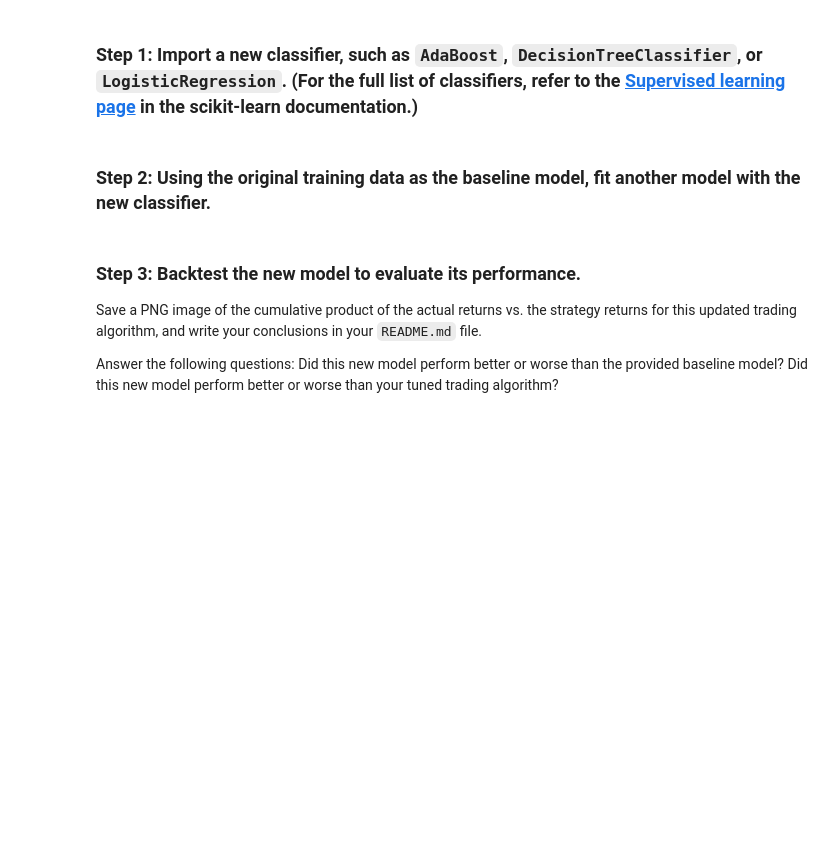
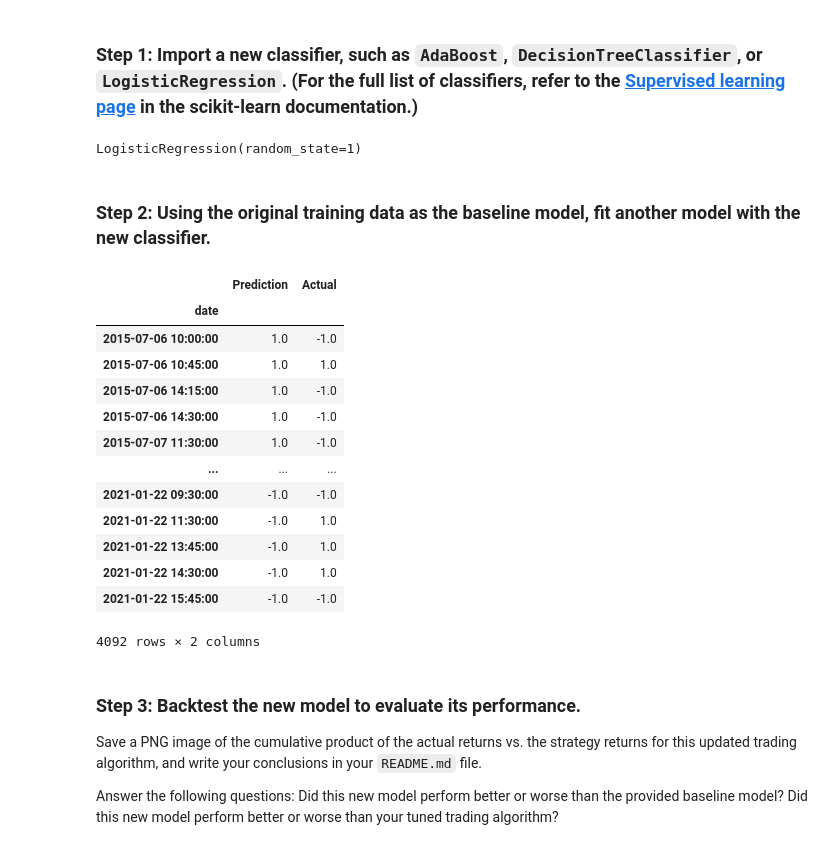
Before and after one commit to shiva9-dot/Assignment_14, a Jupyter notebook: machine_learning_trading_bot.ipynb, the cells around one changed output. Drawn from its saved outputs; the diff is of its cells as text; code cells hidden in the pictures; blank space fills up the shorter version.

```diff
--- a/machine_learning_trading_bot.ipynb
+++ b/machine_learning_trading_bot.ipynb
@@ -387,21 +387,39 @@ In this section, you’ll use the original parameters that the starter code prov
 ### Step 1:  Import a new classifier, such as `AdaBoost`, `DecisionTreeClassifier`, or `LogisticRegression`. (For the full list of classifiers, refer to the [Supervised learning page](https://scikit-learn.org/stable/supervised_learning.html) in the scikit-learn documentation.)
 # %%
 # Import a new classifier from SKLearn
-# YOUR CODE HERE
+from sklearn.linear_model import LogisticRegression
 
 # Initiate the model instance
-# YOUR CODE HERE
+classifier = LogisticRegression(solver='lbfgs', random_state=1)
+classifier
+# %% [output]
+LogisticRegression(random_state=1)
 # %% [markdown]
 ### Step 2: Using the original training data as the baseline model, fit another model with the new classifier.
 # %%
 # Fit the model using the training data
-model = # YOUR CODE HERE
+model = classifier.fit(X_train, y_train)
 
 # Use the testing dataset to generate the predictions for the new model
-pred = # YOUR CODE HERE
+pred = classifier.predict(X_test)
 
 # Review the model's predicted values
-# YOUR CODE HERE
+pd.DataFrame({"Prediction": pred, "Actual": y_test})
+# %% [output]
+|  | Prediction | Actual |
+| date |  |  |
+| 2015-07-06 10:00:00 | 1.0 | -1.0 |
+| 2015-07-06 10:45:00 | 1.0 | 1.0 |
+| 2015-07-06 14:15:00 | 1.0 | -1.0 |
+| 2015-07-06 14:30:00 | 1.0 | -1.0 |
+| 2015-07-07 11:30:00 | 1.0 | -1.0 |
+| ... | ... | ... |
+| 2021-01-22 09:30:00 | -1.0 | -1.0 |
+| 2021-01-22 11:30:00 | -1.0 | 1.0 |
+| 2021-01-22 13:45:00 | -1.0 | 1.0 |
+| 2021-01-22 14:30:00 | -1.0 | 1.0 |
+| 2021-01-22 15:45:00 | -1.0 | -1.0 |
+4092 rows × 2 columns
 # %% [markdown]
 ### Step 3: Backtest the new model to evaluate its performance.
 
```
Also changed, not shown: parts of 2 cells of this notebook.
